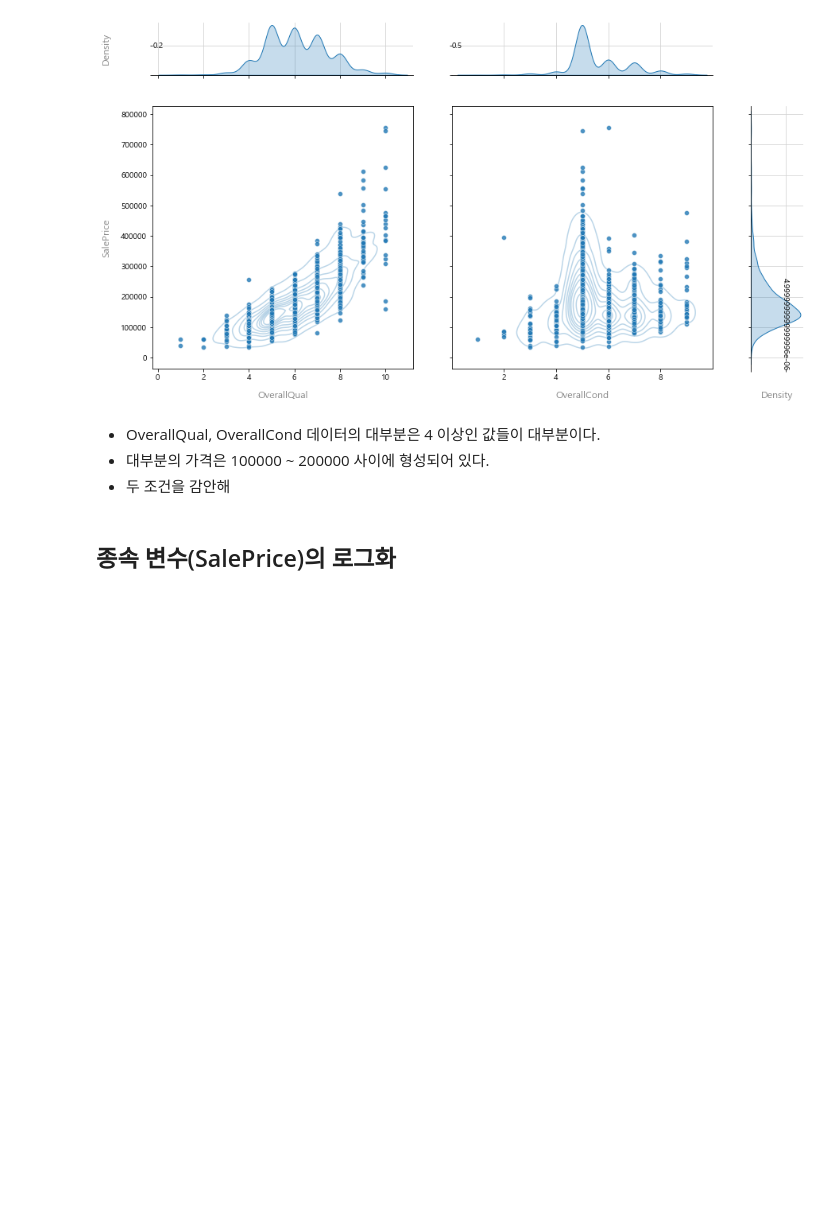
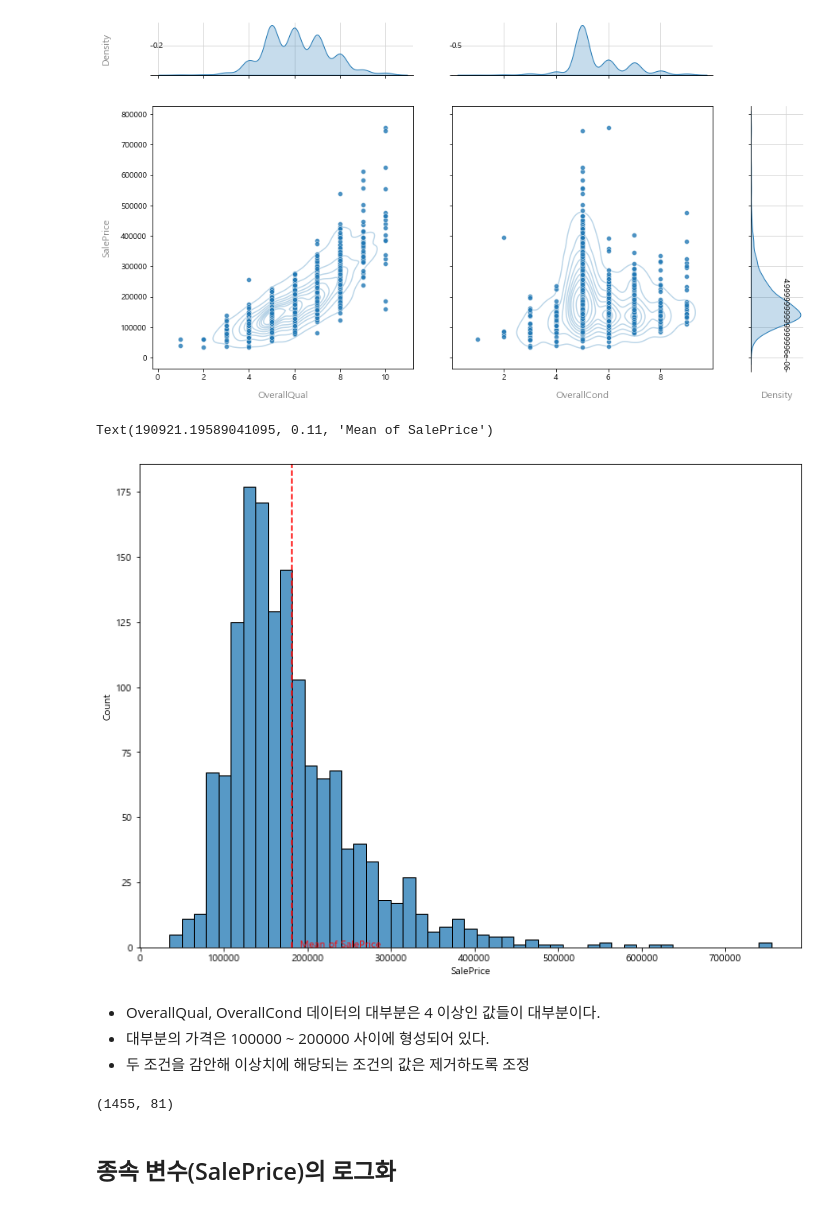
Before and after one commit to Kimgabe/Projects, a Jupyter notebook: Shadowing projects(필사)/[Kaggle_House price predict]/[kaggle] 주택가격 예측 문제.ipynb, the cells around one changed output. Cells and saved outputs as stored; diff of their text form; code cells hidden in the pictures; blank space fills up the shorter version.

```diff
--- a/Shadowing projects(필사)/[Kaggle_House price predict]/[kaggle] 주택가격 예측 문제.ipynb
+++ b/Shadowing projects(필사)/[Kaggle_House price predict]/[kaggle] 주택가격 예측 문제.ipynb
@@ -285,10 +285,33 @@ jointplots(["OverallQual", "OverallCond"], "SalePrice", train, height=8, ratio=
   4: <AxesSubplot:xlabel='OverallCond'>,
   5: <AxesSubplot:xlabel='Density'>})
 [figure]
+# %%
+
+sns.histplot(data = train['SalePrice'])
+
+from scipy.stats import norm
+(mu, sigma) = norm.fit(train['SalePrice'])
+# 가격 평균선 입력
+plt.axvline(mu, color='r', linestyle = '--')
+
+# 가격 평균선 text 설정
+plt.text(mu+10000, 0.11, 'Mean of SalePrice', rotation = 0, color = 'r')
+# %% [output]
+Text(190921.19589041095, 0.11, 'Mean of SalePrice')
+[figure, added]
 # %% [markdown]
 - OverallQual, OverallCond 데이터의 대부분은 4 이상인 값들이 대부분이다.
 - 대부분의 가격은 100000 ~ 200000 사이에 형성되어 있다.
-- 두 조건을 감안해
+- 두 조건을 감안해 이상치에 해당되는 조건의 값은 제거하도록 조정
+# %%
+train.drop(train[(train['OverallQual'] < 4) & (train['SalePrice'] > 150000)].index, inplace = True)
+
+train.drop(train[(train['OverallCond'] < 4) & (train['SalePrice'] > 150000)].index, inplace = True)
+
+train.reset_index(drop=True, inplace=True)
+print(train.shape)
+# %% [output]
+(1455, 81)
 # %% [markdown]
 ## 종속 변수(SalePrice)의 로그화
 # %% [markdown]
```
Also changed, not shown: parts of 32 cells of this notebook.
